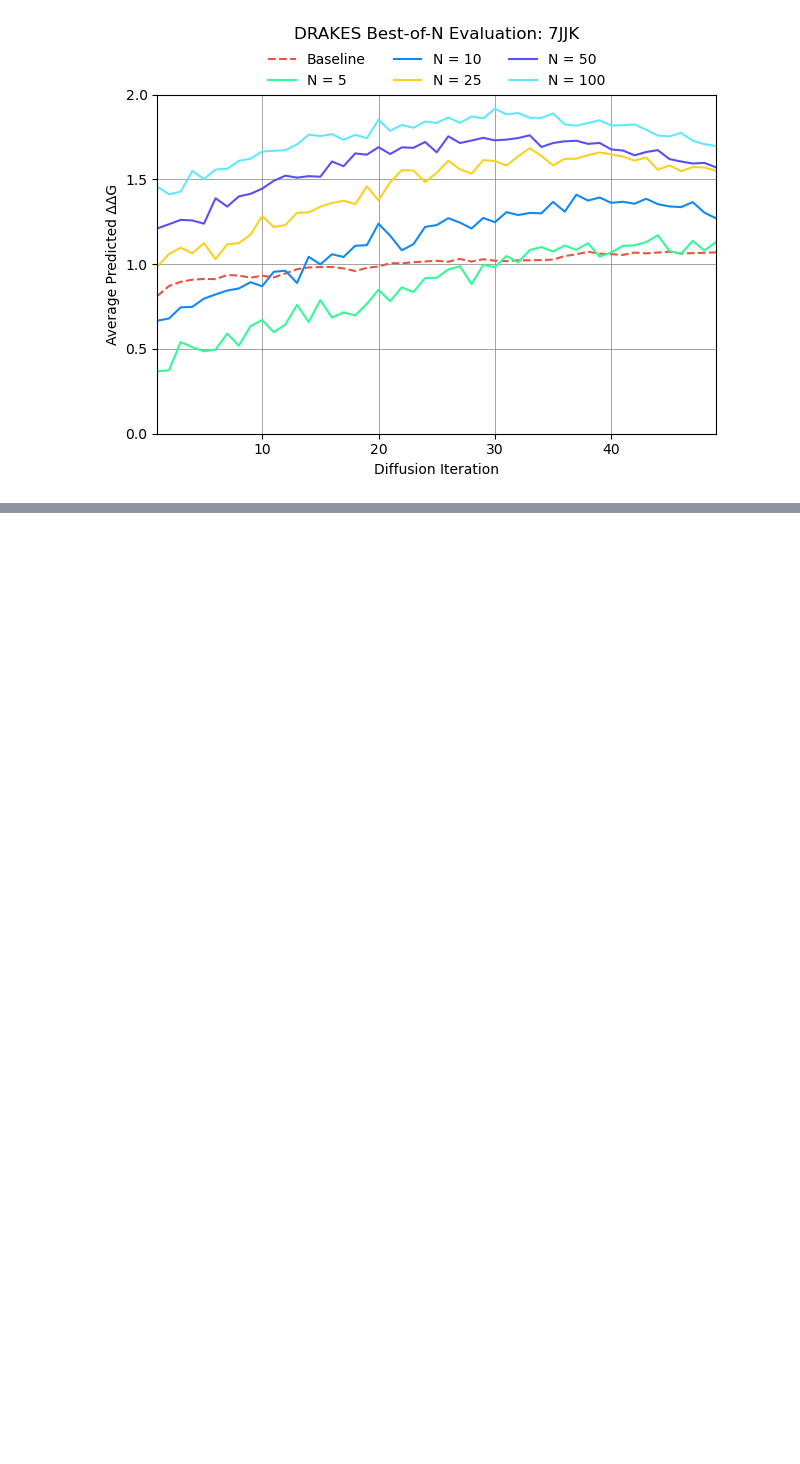
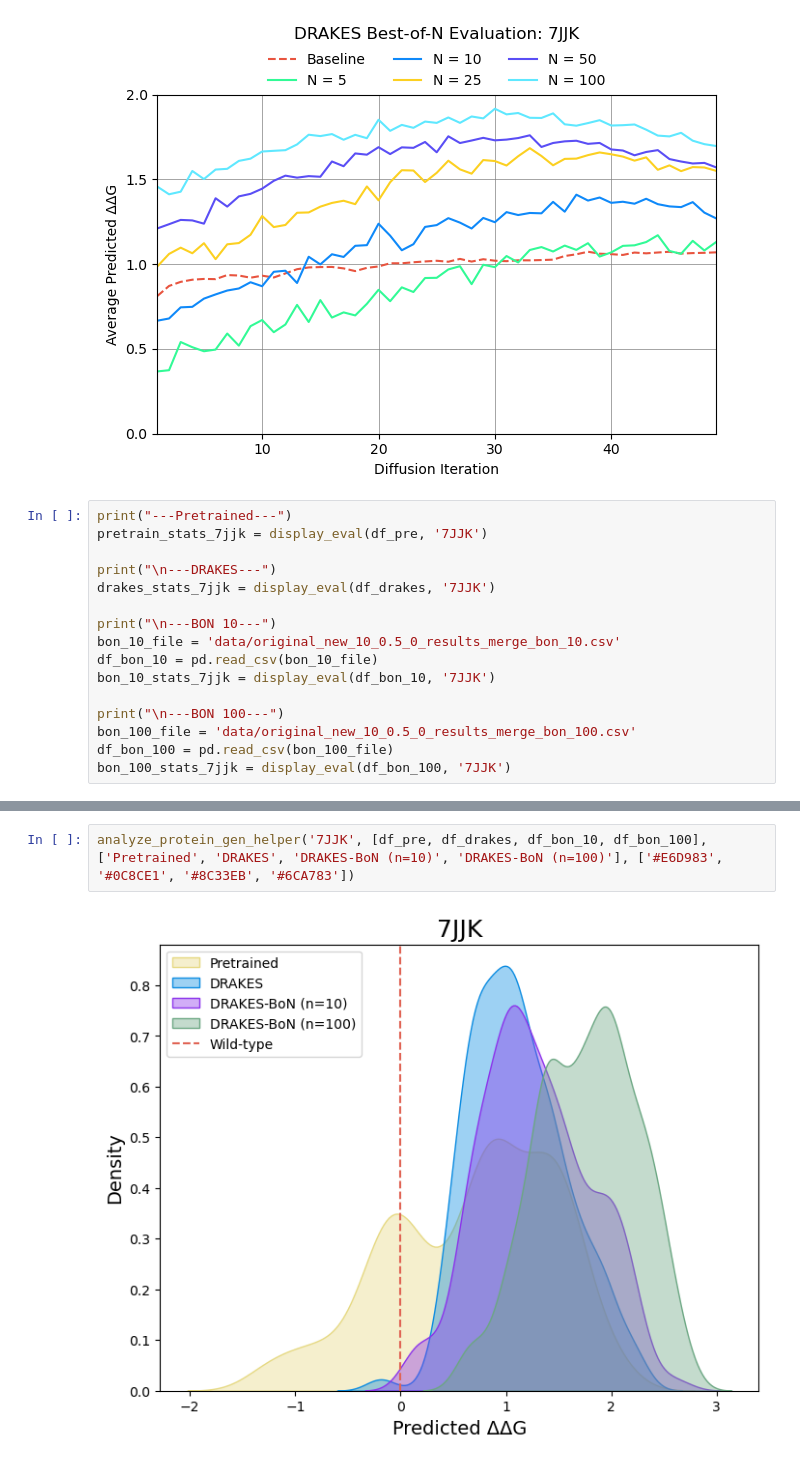
Before and after one commit to shainotshy1/BLISS_Experiments, a Jupyter notebook: DRAKES/analyze_data.ipynb, the cells around one changed output, grey strips where cells are left out. Saved outputs shown, nothing was run; the diff lists cells and outputs as text; blank space fills up the shorter version.

```diff
--- a/DRAKES/analyze_data.ipynb
+++ b/DRAKES/analyze_data.ipynb
@@ -143,3 +154,19 @@ plt.tight_layout()
 plt.show()
 # %% [output]
 [figure]
+# %%
+print("---Pretrained---")
+pretrain_stats_7jjk = display_eval(df_pre, '7JJK')
+
+print("\n---DRAKES---")
+drakes_stats_7jjk = display_eval(df_drakes, '7JJK')
+
+print("\n---BON 10---")
+bon_10_file = 'data/original_new_10_0.5_0_results_merge_bon_10.csv'
+df_bon_10 = pd.read_csv(bon_10_file)
+bon_10_stats_7jjk = display_eval(df_bon_10, '7JJK')
+
+print("\n---BON 100---")
+bon_100_file = 'data/original_new_10_0.5_0_results_merge_bon_100.csv'
+df_bon_100 = pd.read_csv(bon_100_file)
+bon_100_stats_7jjk = display_eval(df_bon_100, '7JJK')
@@ -145,0 +191,4 @@ plt.show()
+# %%
+analyze_protein_gen_helper('7JJK', [df_pre, df_drakes, df_bon_10, df_bon_100], ['Pretrained', 'DRAKES', 'DRAKES-BoN (n=10)', 'DRAKES-BoN (n=100)'], ['#E6D983', '#0C8CE1', '#8C33EB', '#6CA783'])
+# %% [output]
+[figure, added]
```
Also changed, not shown: parts of 6 cells of this notebook, 3 other files.
